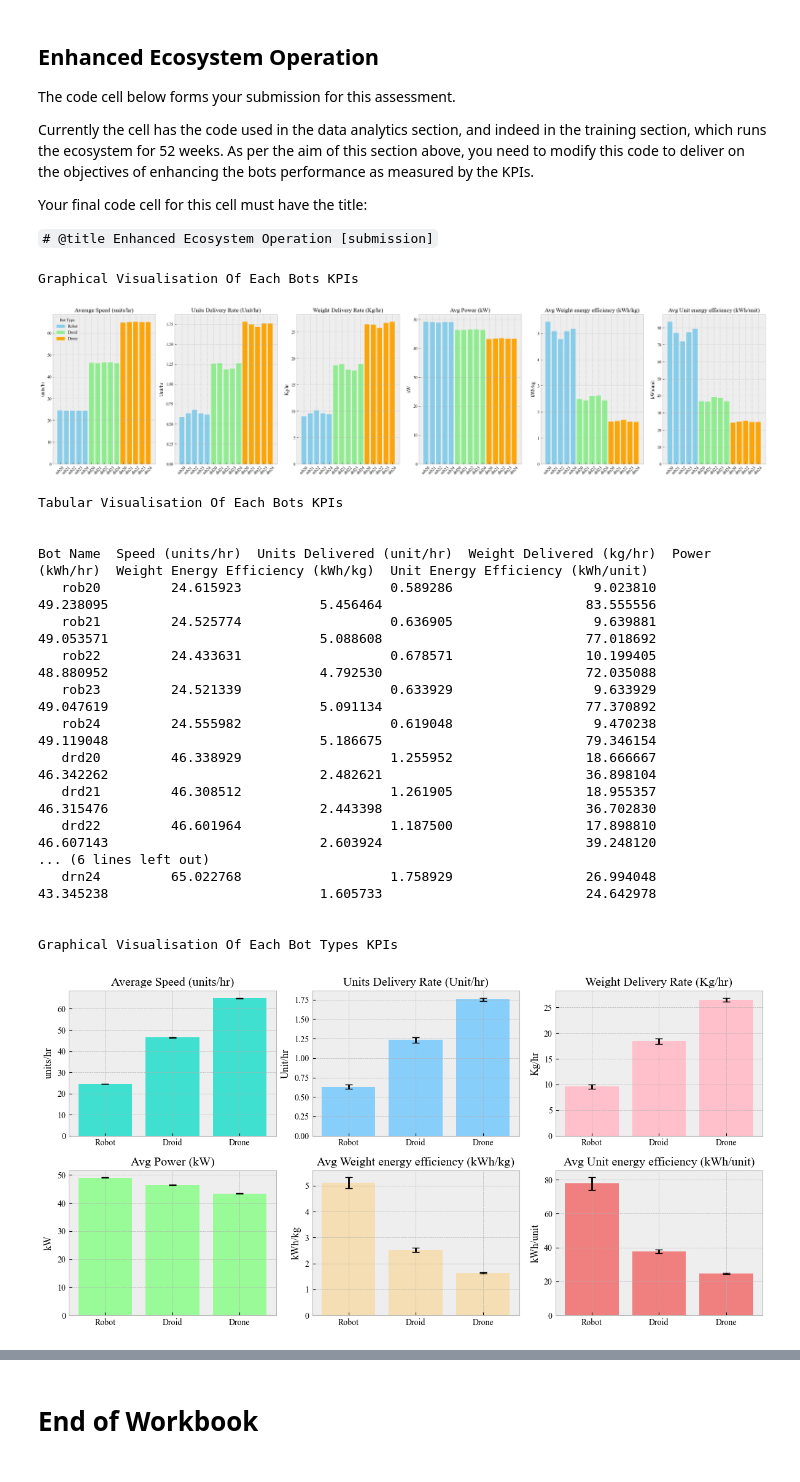
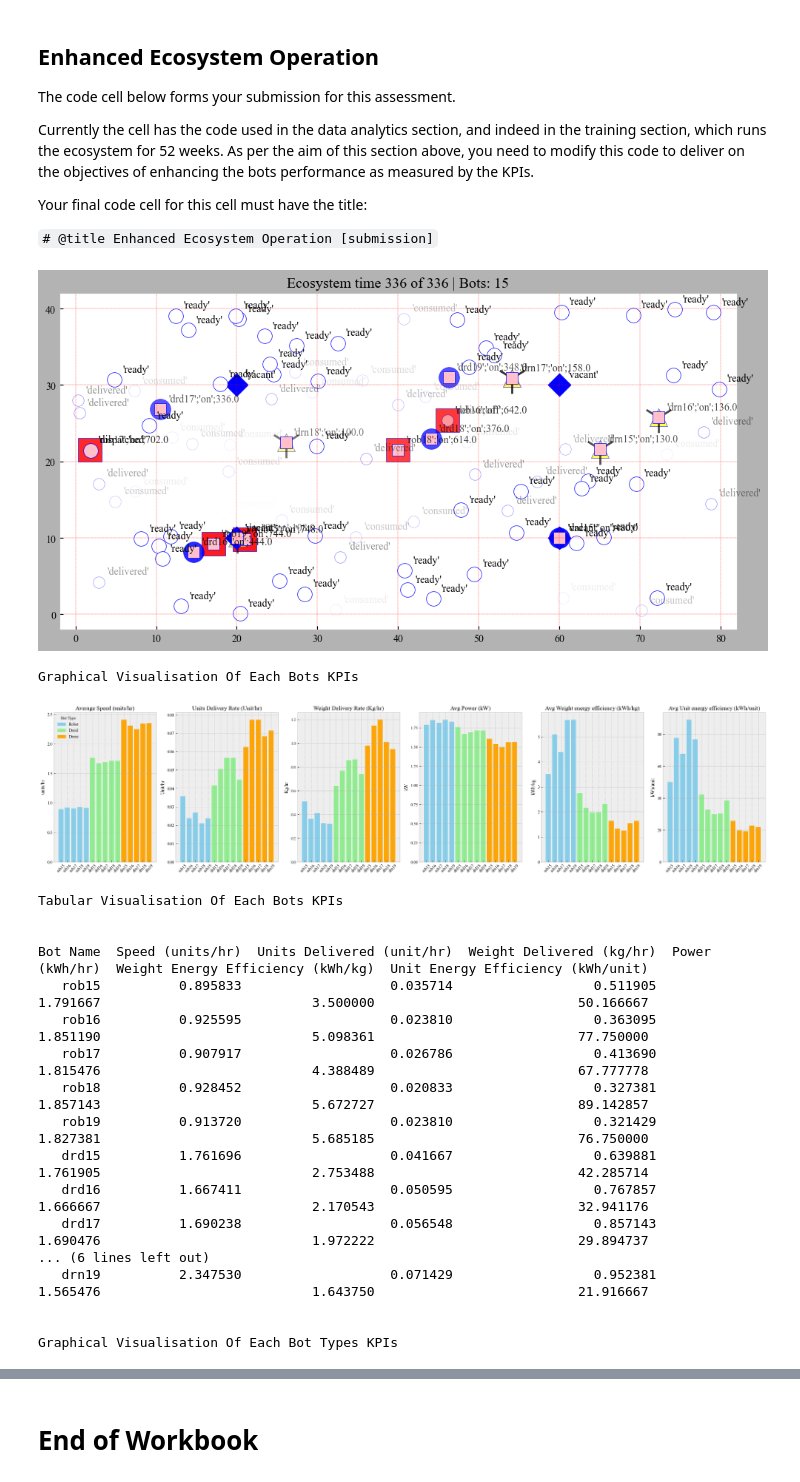
Before and after one commit to HimathUragoda/Drone_delivery_optimisation, a Jupyter notebook: Final_Version(V5)_coursework.ipynb, the cells around one changed output, grey strips where cells are left out. Saved outputs shown, nothing was run; the diff lists cells and outputs as text; code cells hidden in the pictures.

```diff
--- a/Final_Version(V5)_coursework.ipynb
+++ b/Final_Version(V5)_coursework.ipynb
@@ -3369,64 +3369,79 @@ def find_nearest_pizza(bot, deliverables):
         key=lambda p: (bot.coordinates[0] - p.coordinates[0])**2 + (bot.coordinates[1] - p.coordinates[1])**2
     )
 
+########## Objective 4: Opportunistic Charging ###############
+def opportunistic_charging(bot, chargers, proximity_threshold = 4):
+
+  for charger in chargers:
+   dx = bot.coordinates[0] - charger.coordinates[0]
+   dy = bot.coordinates[1] - charger.coordinates[1]
+   distance = (dx**2 + dy**2) ** 0.5
+
+
+   if distance < proximity_threshold:
+     bot.charge(charger)
+     break  # Stop after first close charger found
+
 
 es = ecofactory(robots = 5, droids = 5, drones = 5, chargers = ([20,10],[20,30],[60,10],[60,30]) )  # defined 4 charging stations at 4 different locations
 chargers = es.chargers()
-es.display(show = 0, pause = 50)                                                # show = 0 for maximum run speed
+es.display(show = 1, pause = 50)                                                # show = 0 for maximum run speed
 es.debug = False                                                                # this will directly display damage and warning messages. Note show needs to be zero  (show = 0)
 es.messages_on = False                                                          # over 52 weeks it is wise to turn messages off as there are too many. But when researching turn on for shorter runs
-es.duration = "52 week"                                                         # We are aiming to run for a year with minimum or no bot breakages
+es.duration = "2 week"                                                         # We are aiming to run for a year with minimum or no bot breakages
 
 home = [40,20, 0]
 
 
 
 while es.active:
 
   for bot in es.bots():
 
     create_deliverables(es, advance = 3)                                        ### Use the create deliverables function to maintain a stock of ready pizzas. With advance set to 3
 
-
+    # obj 1
     threshold = charging_thresholds.get(bot.kind)                               ### recieve charging threshold by kind and assign to threshold variable
-
+    # obj 2
     if bot.soc / bot.max_soc < threshold and bot.station is None:               ### charging threshold changed to bot type specific value as assigned to 'charging threshold' variable
       nearest = find_nearest_charger(bot, chargers)                             ### calls find_nearest_charger function to find closest charging station
       bot.charge(nearest)                                                       ### initiate charging at the nearest charging station given by the previous function
 
+    # obj 4
+    opportunistic_charging(bot, chargers)
 
-
+    # obj 3
     if bot.activity == 'idle':                                                  ### if bot is idle, contract to deliver a ready pizza.
       nearest_pizza = find_nearest_pizza(bot, es.deliverables())                ### find the nearest piza by calling function 'find_nearest_pizza'
       if nearest_pizza:                                                         ### if nearest pizza is true
           bot.deliver(nearest_pizza)                                            ### move towards deliverable coordinates
 
 
       if not bot.destination and bot.coordinates != home:
         bot.target_destination = home                                           # if we get here, we've gone through the list of pizzas and none was ready
     if bot.target_destination:bot.move()                                        # move whilst we have a destination. At the end of delivery, the bot status will be set to idle
 
   es.update()                                                                   # update when all bots have been processed and moved
 
 ecosystem_analytics (es)
 # %% [output]
+[figure, new version]
 Graphical Visualisation Of Each Bots KPIs
-[figure, old version]
+[figure, new version]
 Tabular Visualisation Of Each Bots KPIs
 
 
 Bot Name  Speed (units/hr)  Units Delivered (unit/hr)  Weight Delivered (kg/hr)  Power (kWh/hr)  Weight Energy Efficiency (kWh/kg)  Unit Energy Efficiency (kWh/unit)
-   rob20         24.615923                   0.589286                  9.023810       49.238095                           5.456464                          83.555556
-   rob21         24.525774                   0.636905                  9.639881       49.053571                           5.088608                          77.018692
-   rob22         24.433631                   0.678571                 10.199405       48.880952                           4.792530                          72.035088
-   rob23         24.521339                   0.633929                  9.633929       49.047619                           5.091134                          77.370892
-   rob24         24.555982                   0.619048                  9.470238       49.119048                           5.186675                          79.346154
-   drd20         46.338929                   1.255952                 18.666667       46.342262                           2.482621                          36.898104
-   drd21         46.308512                   1.261905                 18.955357       46.315476                           2.443398                          36.702830
-   drd22         46.601964                   1.187500                 17.898810       46.607143                           2.603924                          39.248120
+   rob15          0.895833                   0.035714                  0.511905        1.791667                           3.500000                          50.166667
+   rob16          0.925595                   0.023810                  0.363095        1.851190                           5.098361                          77.750000
+   rob17          0.907917                   0.026786                  0.413690        1.815476                           4.388489                          67.777778
+   rob18          0.928452                   0.020833                  0.327381        1.857143                           5.672727                          89.142857
+   rob19          0.913720                   0.023810                  0.321429        1.827381                           5.685185                          76.750000
+   drd15          1.761696                   0.041667                  0.639881        1.761905                           2.753488                          42.285714
+   drd16          1.667411                   0.050595                  0.767857        1.666667                           2.170543                          32.941176
+   drd17          1.690238                   0.056548                  0.857143        1.690476                           1.972222                          29.894737
 ... (6 lines left out)
-   drn24         65.022768                   1.758929                 26.994048       43.345238                           1.605733                          24.642978
+   drn19          2.347530                   0.071429                  0.952381        1.565476                           1.643750                          21.916667
 
 
 Graphical Visualisation Of Each Bot Types KPIs
-[figure, old version]
```
Also changed, not shown: parts of 8 cells of this notebook.
